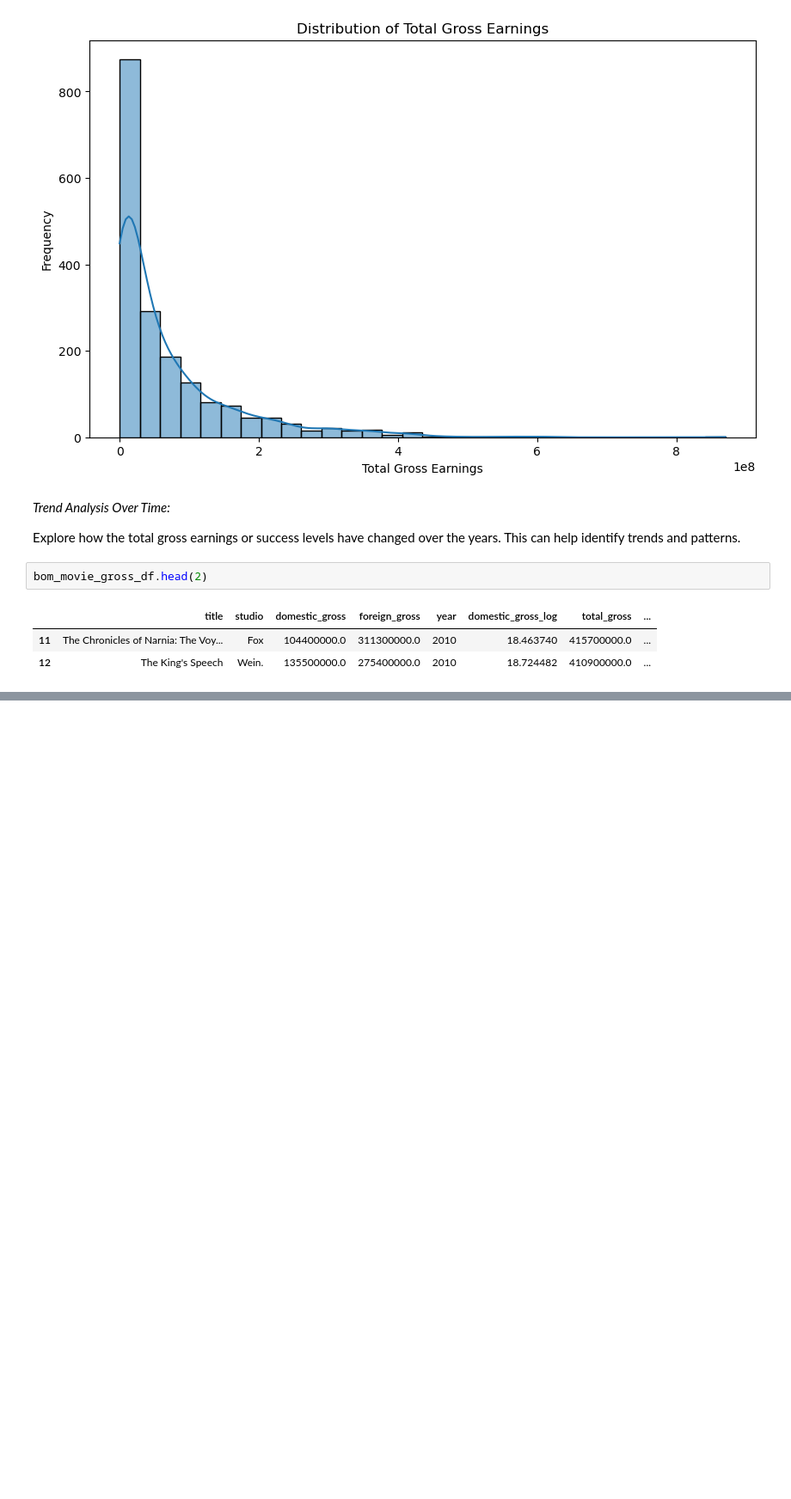
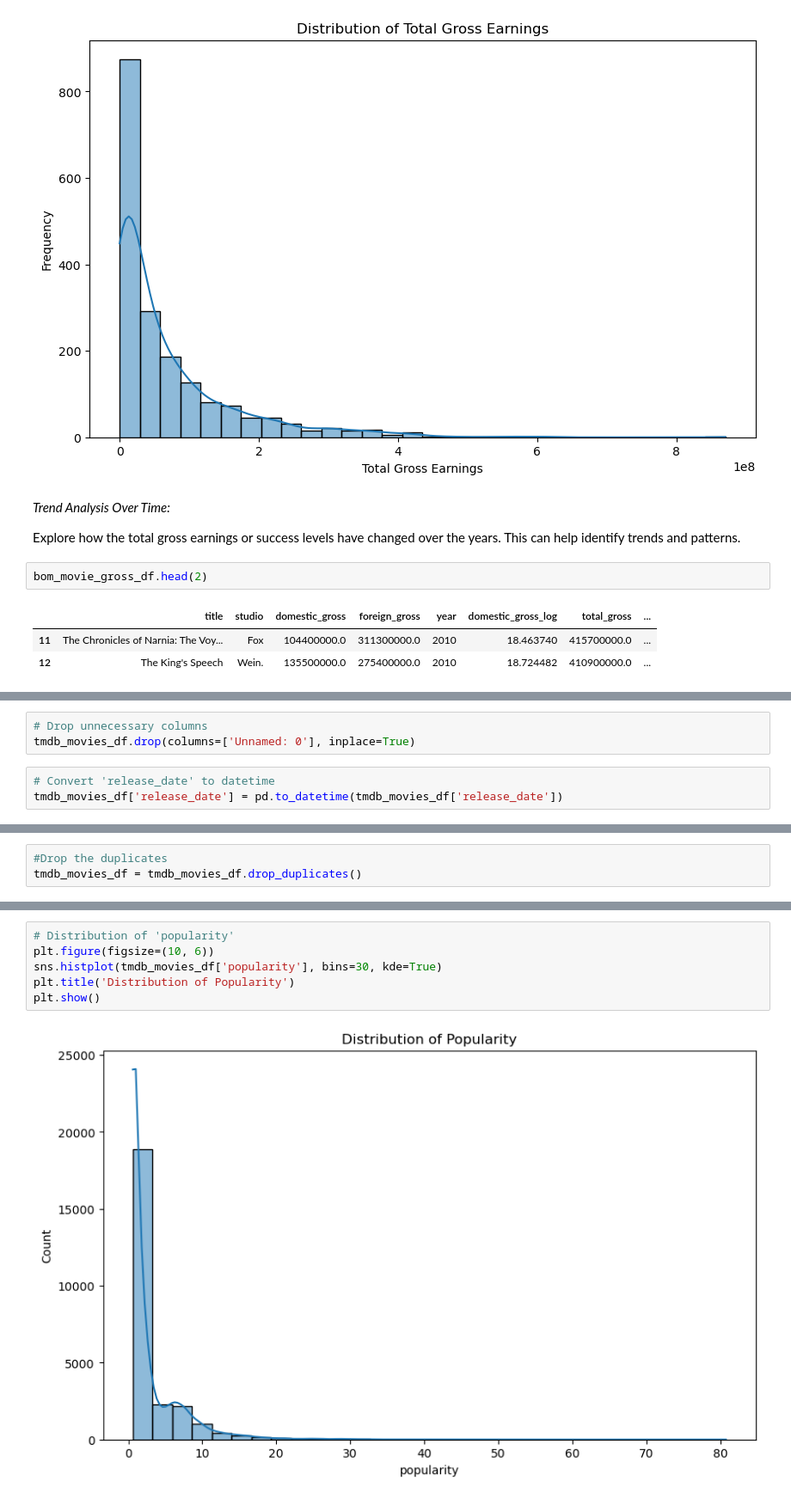
Before and after one commit to Adhiambo254/project_phase1, a Jupyter notebook: index.ipynb, the cells around one changed output, grey strips where cells are left out. Shown at 86% size. Saved outputs shown, nothing was run; the diff lists cells and outputs as text; blank space fills up the shorter version.

```diff
--- a/index.ipynb
+++ b/index.ipynb
@@ -549,0 +702,6 @@ plt.show()
+# %%
+# Drop unnecessary columns
+tmdb_movies_df.drop(columns=['Unnamed: 0'], inplace=True)
+# %%
+# Convert 'release_date' to datetime
+tmdb_movies_df['release_date'] = pd.to_datetime(tmdb_movies_df['release_date'])
@@ -549,0 +727,3 @@ plt.show()
+# %%
+#Drop the duplicates
+tmdb_movies_df = tmdb_movies_df.drop_duplicates()
@@ -549,0 +749,8 @@ plt.show()
+# %%
+# Distribution of 'popularity'
+plt.figure(figsize=(10, 6))
+sns.histplot(tmdb_movies_df['popularity'], bins=30, kde=True)
+plt.title('Distribution of Popularity')
+plt.show()
+# %% [output]
+[figure, added]
```
Also changed, not shown: parts of 56 cells of this notebook.
